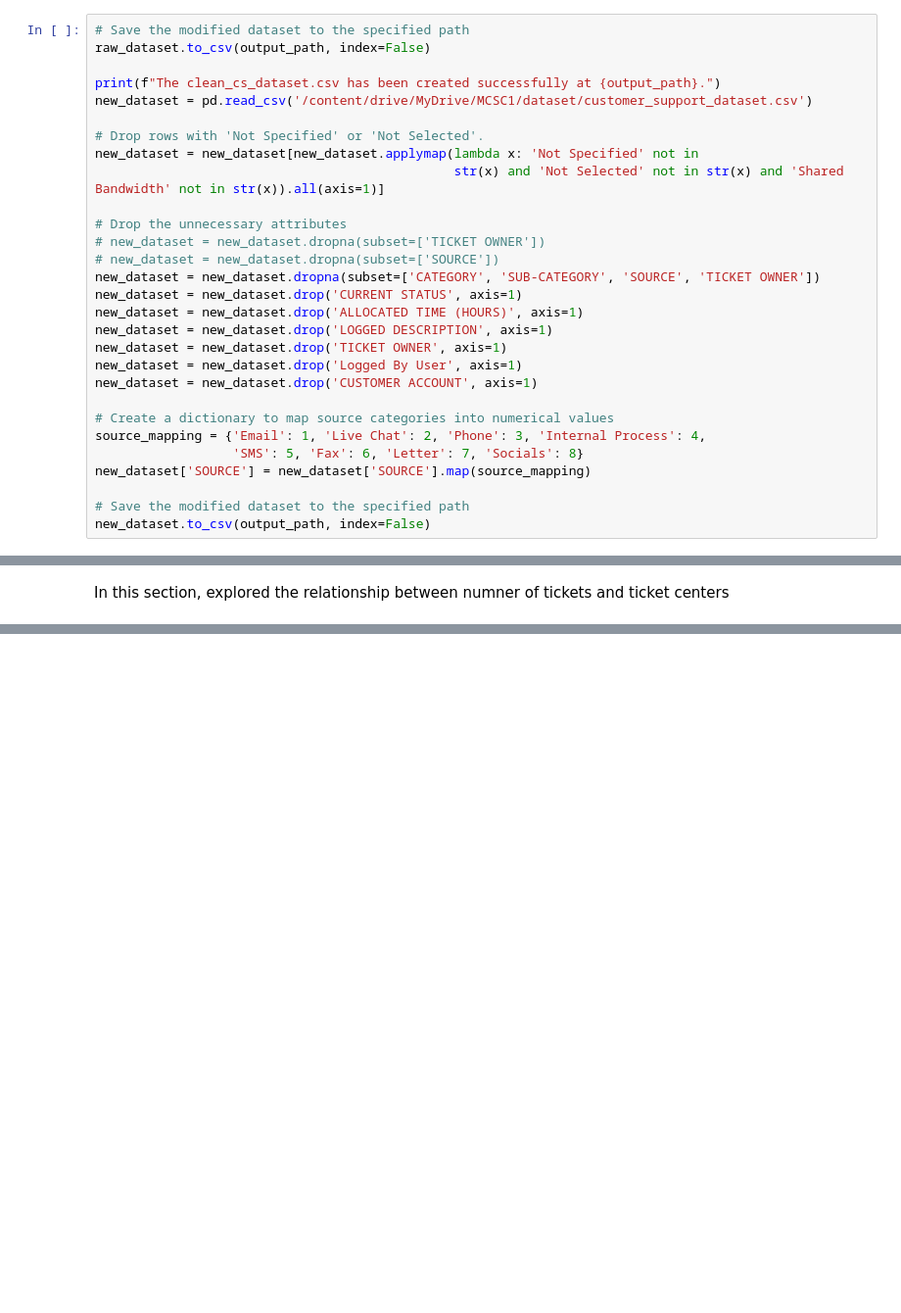
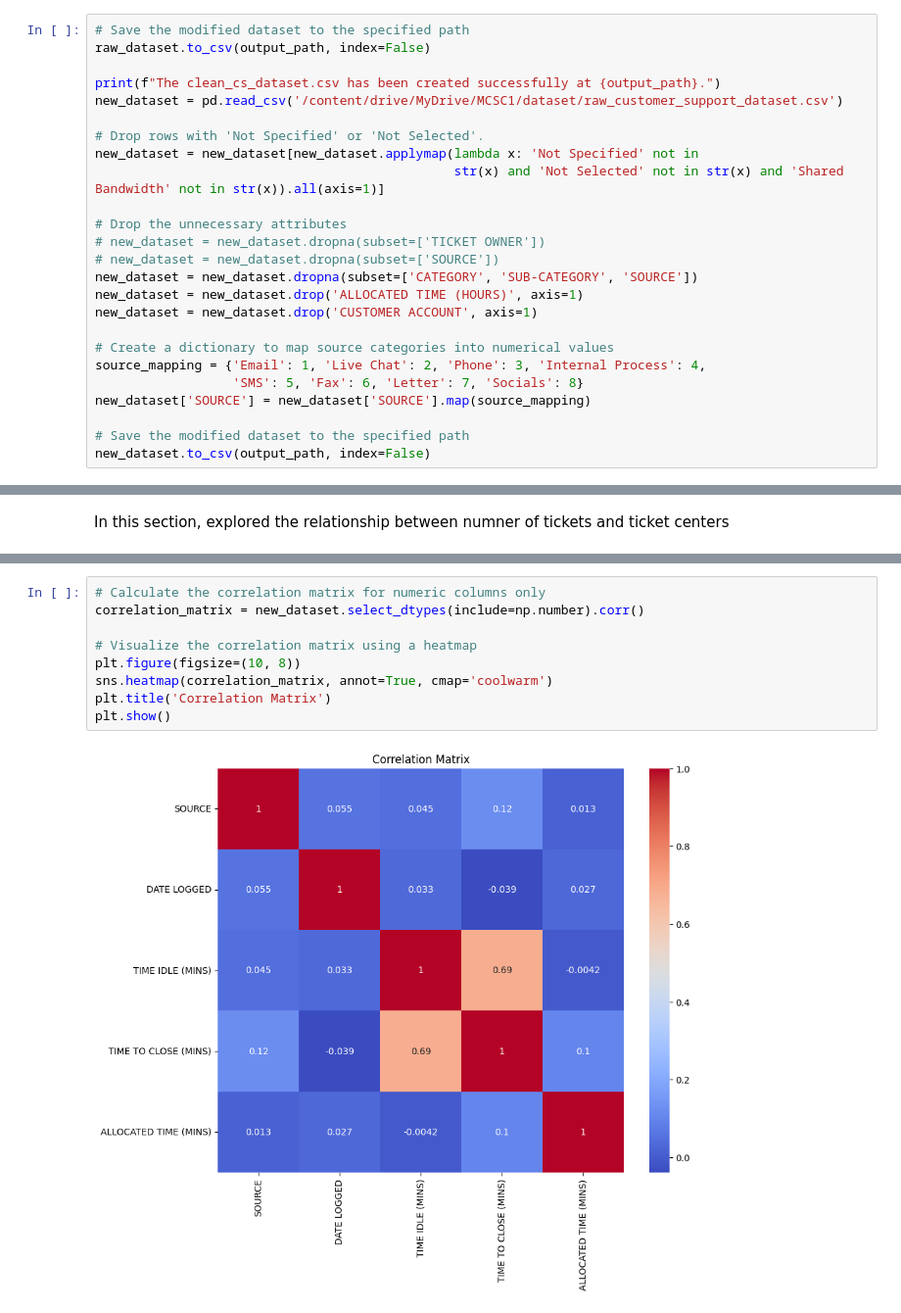
Before and after one commit to patrickanaku/MCS-7103-Machine-Learning, a Jupyter notebook: customer_support_analysis.ipynb, the cells around one changed output, grey strips where cells are left out. Shown at 98% size. Cells and saved outputs as stored; diff of their text form; blank space fills up the shorter version.

```diff
--- a/customer_support_analysis.ipynb
+++ b/customer_support_analysis.ipynb
@@ -200,7 +204,7 @@ raw_dataset['TICKET CENTER'] = raw_dataset['TICKET CENTER'].apply(replace_csnoc)
 raw_dataset.to_csv(output_path, index=False)
 
 print(f"The clean_cs_dataset.csv has been created successfully at {output_path}.")
-new_dataset = pd.read_csv('/content/drive/MyDrive/MCSC1/dataset/customer_support_dataset.csv')
+new_dataset = pd.read_csv('/content/drive/MyDrive/MCSC1/dataset/raw_customer_support_dataset.csv')
 
 # Drop rows with 'Not Specified' or 'Not Selected'.
 new_dataset = new_dataset[new_dataset.applymap(lambda x: 'Not Specified' not in
@@ -209,12 +213,8 @@ new_dataset = new_dataset[new_dataset.applymap(lambda x: 'Not Specified' not in
 # Drop the unnecessary attributes
 # new_dataset = new_dataset.dropna(subset=['TICKET OWNER'])
 # new_dataset = new_dataset.dropna(subset=['SOURCE'])
-new_dataset = new_dataset.dropna(subset=['CATEGORY', 'SUB-CATEGORY', 'SOURCE', 'TICKET OWNER'])
-new_dataset = new_dataset.drop('CURRENT STATUS', axis=1)
+new_dataset = new_dataset.dropna(subset=['CATEGORY', 'SUB-CATEGORY', 'SOURCE'])
 new_dataset = new_dataset.drop('ALLOCATED TIME (HOURS)', axis=1)
-new_dataset = new_dataset.drop('LOGGED DESCRIPTION', axis=1)
-new_dataset = new_dataset.drop('TICKET OWNER', axis=1)
-new_dataset = new_dataset.drop('Logged By User', axis=1)
 new_dataset = new_dataset.drop('CUSTOMER ACCOUNT', axis=1)
 
 # Create a dictionary to map source categories into numerical values
@@ -327,0 +411,11 @@ plt.show()
+# %%
+# Calculate the correlation matrix for numeric columns only
+correlation_matrix = new_dataset.select_dtypes(include=np.number).corr()
+
+# Visualize the correlation matrix using a heatmap
+plt.figure(figsize=(10, 8))
+sns.heatmap(correlation_matrix, annot=True, cmap='coolwarm')
+plt.title('Correlation Matrix')
+plt.show()
+# %% [output]
+[figure, added]
```
Also changed, not shown: parts of 35 cells of this notebook.
